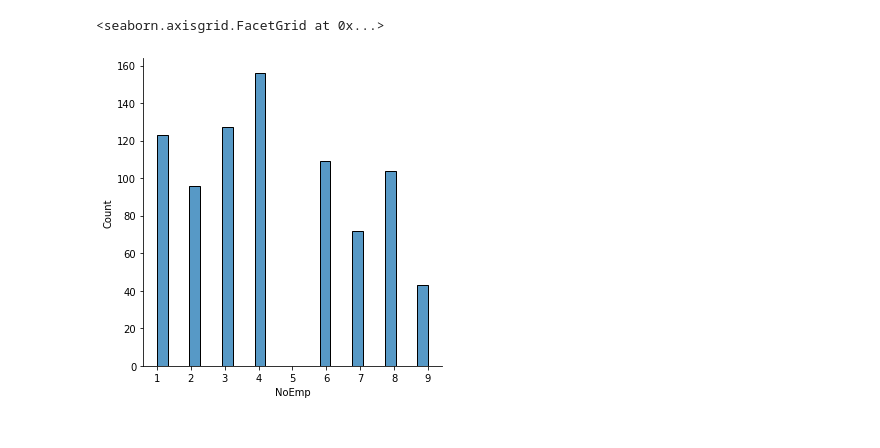
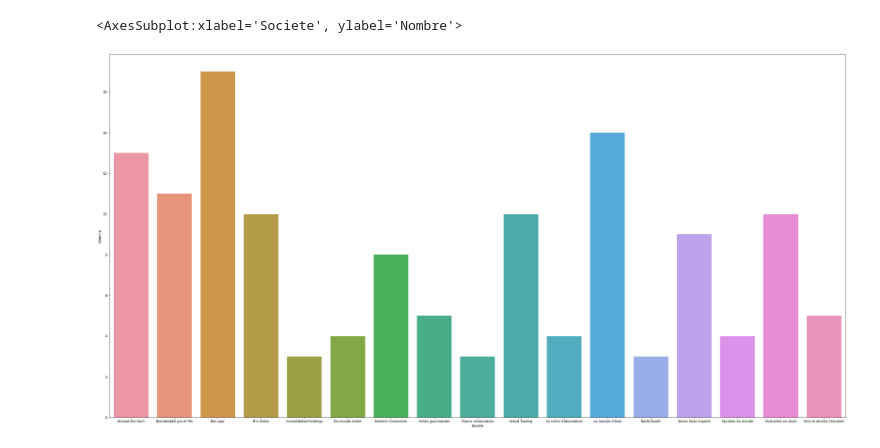
Before and after one commit to Wylzz/foody, a Jupyter notebook: dataviz_foody.ipynb, the cells around one changed output. Drawn from its saved outputs; the diff is of its cells as text; code cells hidden in the pictures.

```diff
--- a/dataviz_foody.ipynb
+++ b/dataviz_foody.ipynb
@@ -41,5 +22,10 @@ sns.stripplot(x="NomProd", y="UnitesStock", data=df2)
-# %%
-sns.displot(df2['NoEmp'], bins=25)
-# %% [output]
-<seaborn.axisgrid.FacetGrid at 0x...>
-[figure, removed]
+# %%
+# Nombre de commande par societe
+
+df2 = pd.read_sql('SELECT Societe, COUNT(*) AS Nombre FROM commande LEFT JOIN client c on commande.CodeCli = c.CodeCli WHERE pays IN ("France", "UK") GROUP BY Societe', db_connection)
+fig, ax = plt.subplots()
+fig.set_size_inches(40, 20.27)
+sns.barplot(x='Societe', y='Nombre', data=df2, ax=ax)
+# %% [output]
+<AxesSubplot:xlabel='Societe', ylabel='Nombre'>
+[figure, added]
```
Also changed, not shown: parts of 6 cells of this notebook, 2 other files.
